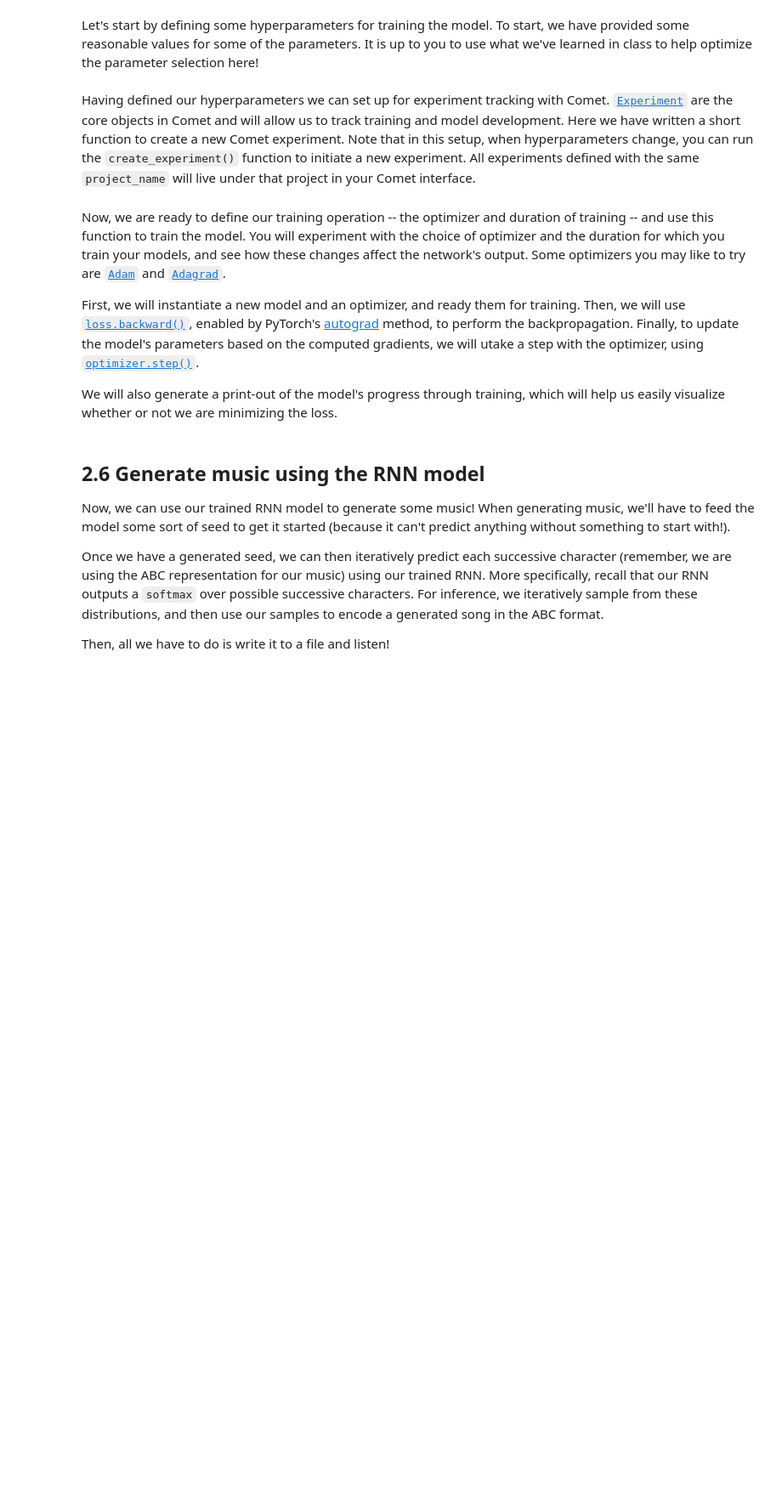
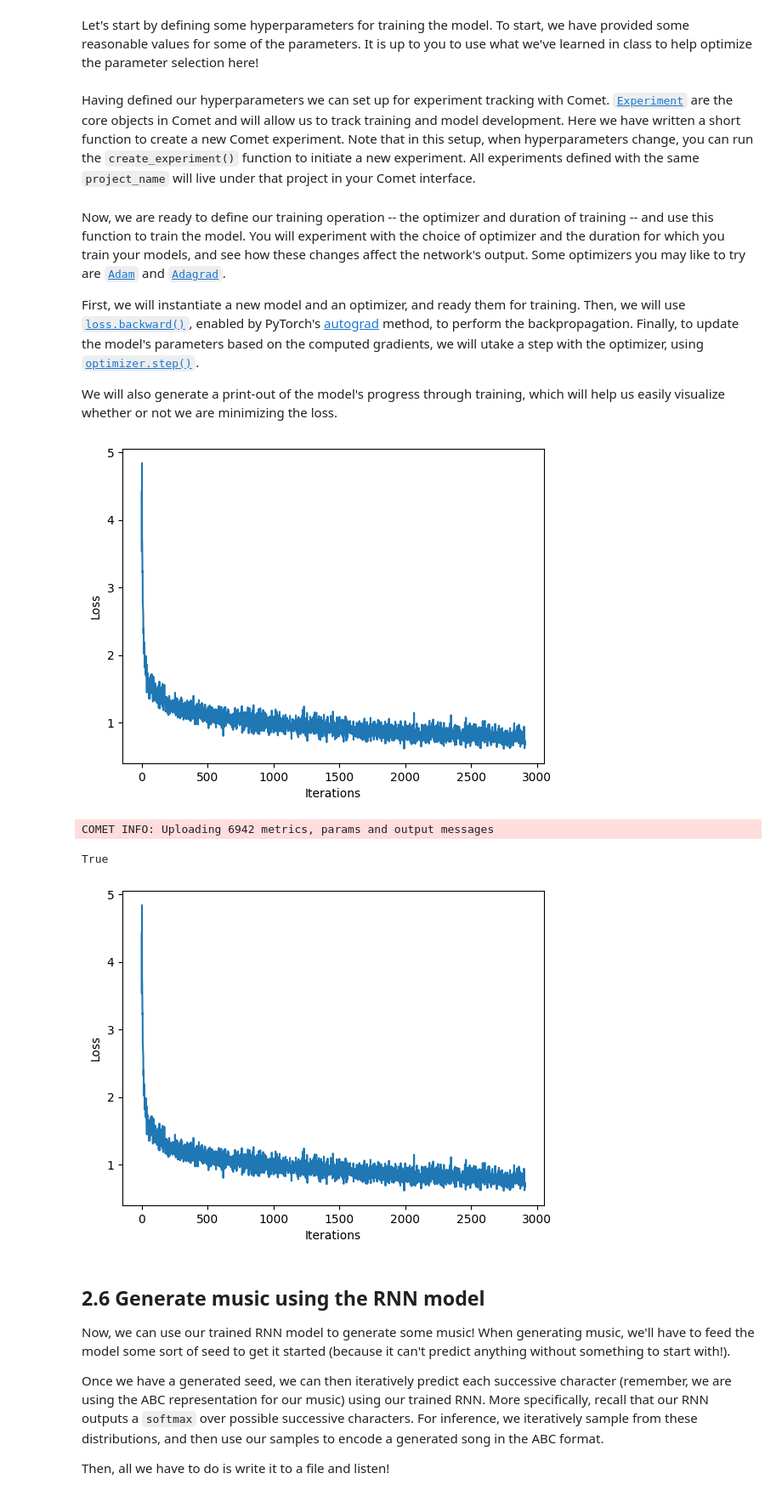
Before and after one commit to mert-uzun/MIT-6.S191, a Jupyter notebook: Lab1/PT_Part2_Music_Generation.ipynb, the cells around one changed output. Shown at 85% size. Drawn from its saved outputs; the diff is of its cells as text; code cells hidden in the pictures; blank space fills up the shorter version.

Commit message:
finished lab1, learned training using optimizers and generating new sequences

```diff
--- a/Lab1/PT_Part2_Music_Generation.ipynb
+++ b/Lab1/PT_Part2_Music_Generation.ipynb
@@ -298,11 +302,11 @@ class LSTMModel(nn.Module):
 
         '''TODO: Layer 2: LSTM with hidden_size `hidden_size`. note: number of layers defaults to 1.
          Use the nn.LSTM() module from pytorch.'''
-        self.lstm = nn.LSTM('''TODO''') # TODO
+        self.lstm = nn.LSTM(input_size=embedding_dim, hidden_size=hidden_size, batch_first=True)
 
         '''TODO: Layer 3: Linear (fully-connected) layer that transforms the LSTM output
         #   into the vocabulary size.'''
-        self.fc = nn.Linear('''TODO''') # TODO
+        self.fc = nn.Linear(in_features=hidden_size, out_features=vocab_size, bias=True)
 
     def init_hidden(self, batch_size, device):
         # Initialize hidden state and cell state with zeros
@@ -401,11 +427,12 @@ def compute_loss(labels, logits):
     batched_labels = labels.view(-1)
 
     ''' TODO: Batch the logits so that the shape of the logits should be (B * L, V) '''
-    batched_logits = """ TODO """ # TODO
+    batched_logits = logits.view(logits.shape[0] * logits.shape[1], logits.shape[2])
 
     '''TODO: Compute the cross-entropy loss using the batched  next characters and predictions'''
-    loss = """ TODO """ # TODO
-    return loss
+    loss = nn.CrossEntropyLoss()
+
+    return loss(batched_logits, batched_labels)
 # %%
 ### compute the loss on the predictions from the untrained model from earlier. ###
 y.shape  # (batch_size, sequence_length)
@@ -469,7 +499,8 @@ We will also generate a print-out of the model's progress through training, whic
 
 '''TODO: instantiate a new LSTMModel model for training using the hyperparameters
     created above.'''
-model = LSTMModel('''TODO: arguments''')
+
+model = LSTMModel(vocab_size, params["embedding_dim"], params["hidden_size"])
 
 # Move the model to the GPU
 model.to(device)
@@ -478,7 +509,7 @@ model.to(device)
   Checkout the PyTorch website for a list of supported optimizers.
   https://pytorch.org/docs/stable/optim.html
   Try using the Adam optimizer to start.'''
-optimizer = # TODO
+optimizer = torch.optim.Adam(model.parameters(), lr=params["learning_rate"], )
 
 def train_step(x, y):
   # Set the model's mode to train
@@ -489,11 +520,11 @@ def train_step(x, y):
 
   # Forward pass
   '''TODO: feed the current input into the model and generate predictions'''
-  y_hat = model('''TODO''')
+  y_hat = model(x)
 
   # Compute the loss
   '''TODO: compute the loss!'''
-  loss = compute_loss('''TODO''', '''TODO''')
+  loss = compute_loss(y, y_hat)
 
   # Backward pass
   '''TODO: complete the gradient computation and update step.
@@ -501,7 +532,9 @@ def train_step(x, y):
     1. Backpropagate the loss
     2. Update the model parameters using the optimizer
   '''
-  '''TODO'''
+  loss.backward()
+
+  optimizer.step()
 
   return loss
 
@@ -513,33 +546,38 @@ history = []
 plotter = mdl.util.PeriodicPlotter(sec=2, xlabel='Iterations', ylabel='Loss')
 experiment = create_experiment()
 
 if hasattr(tqdm, '_instances'): tqdm._instances.clear() # clear if it exists
 for iter in tqdm(range(params["num_training_iterations"])):
 
     # Grab a batch and propagate it through the network
     x_batch, y_batch = get_batch(vectorized_songs, params["seq_length"], params["batch_size"])
 
     # Convert numpy arrays to PyTorch tensors
     x_batch = torch.tensor(x_batch, dtype=torch.long).to(device)
     y_batch = torch.tensor(y_batch, dtype=torch.long).to(device)
 
     # Take a train step
     loss = train_step(x_batch, y_batch)
 
     # Log the loss to the Comet interface
     experiment.log_metric("loss", loss.item(), step=iter)
 
     # Update the progress bar and visualize within notebook
     history.append(loss.item())
     plotter.plot(history)
 
     # Save model checkpoint
     if iter % 100 == 0:
         torch.save(model.state_dict(), checkpoint_prefix)
 
 # Save the final trained model
 torch.save(model.state_dict(), checkpoint_prefix)
 experiment.flush()
+# %% [output]
+[figure, added]
+COMET INFO: Uploading 6942 metrics, params and output messages
+True
+[figure, added]
 # %% [markdown]
 ## 2.6 Generate music using the RNN model
 
```
Also changed, not shown: parts of 11 cells of this notebook, 2 other files.
